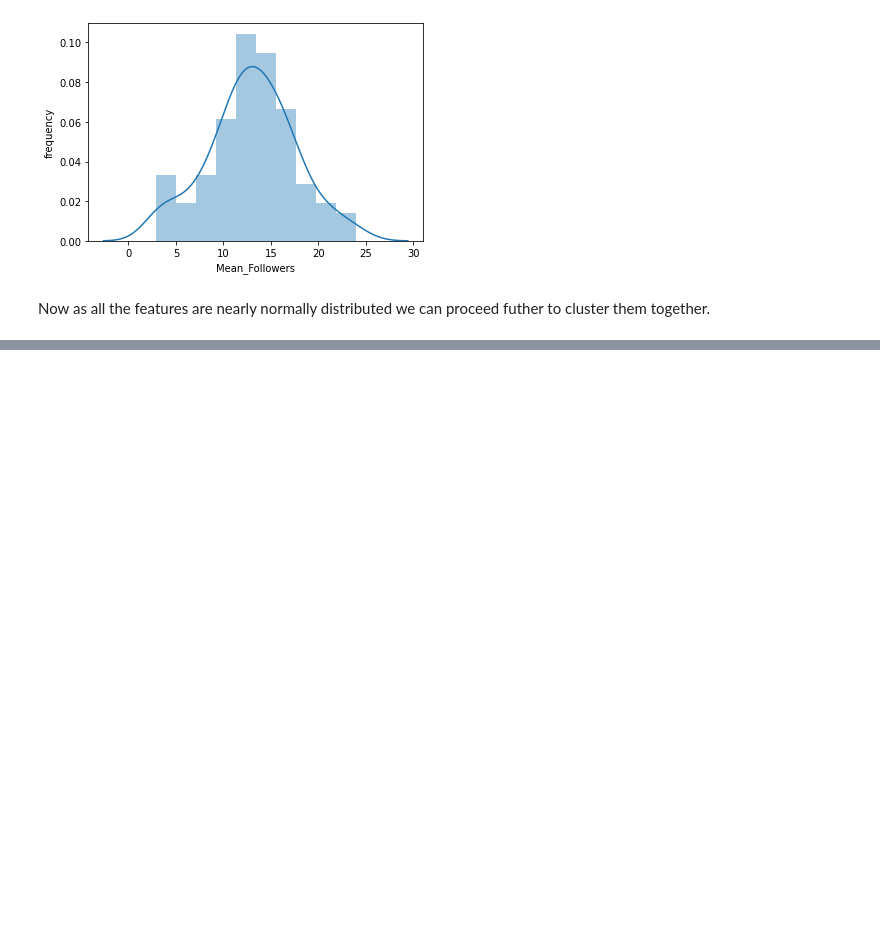
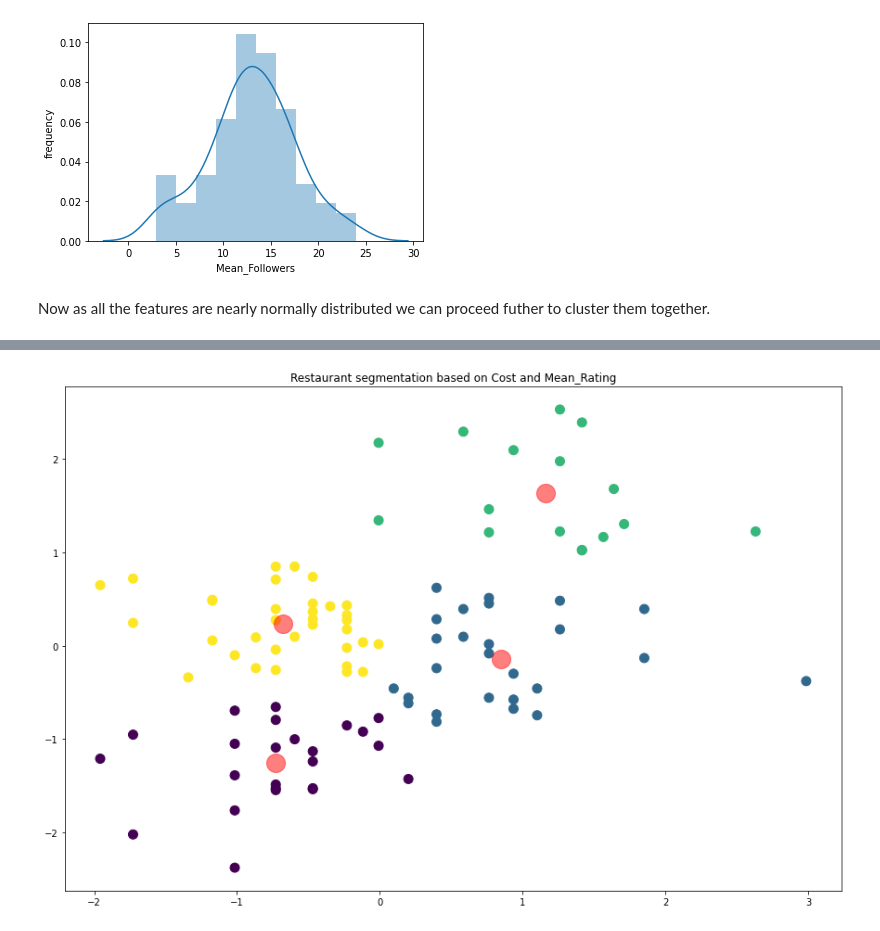
Before and after one commit to OmPrakashGH/Zomato-Restaurant-clustering-and-sentiment-analysis, a Jupyter notebook: Zomato_Restaurant_Clustering_and_Sentiment_Analysis.ipynb, the cells around one changed output, grey strips where cells are left out. Cells and saved outputs as stored; diff of their text form; code cells hidden in the pictures; blank space fills up the shorter version.

```diff
--- a/Zomato_Restaurant_Clustering_and_Sentiment_Analysis.ipynb
+++ b/Zomato_Restaurant_Clustering_and_Sentiment_Analysis.ipynb
@@ -540,0 +615,17 @@ Now as all the features are nearly normally distributed we can proceed futher to
+# %%
+# Fitting kmeans clustering algorithm
+kmeans = KMeans(n_clusters=4,random_state = 100)
+kmeans.fit(X)
+y_kmeans= kmeans.predict(X)
+# %%
+# Plotting the clusters
+plt.figure(figsize=(15,10))
+plt.title('Restaurant segmentation based on Cost and Mean_Rating')
+plt.scatter(X[:, 0], X[:, 1], c=y_kmeans, s=100)
+
+# Plotting cluster centres
+centers = kmeans.cluster_centers_
+plt.scatter(centers[:, 0], centers[:, 1], c='red', s=400, alpha=0.5)
+plt.show()
+# %% [output]
+[figure, added]
```
Also changed, not shown: parts of 78 cells of this notebook.
